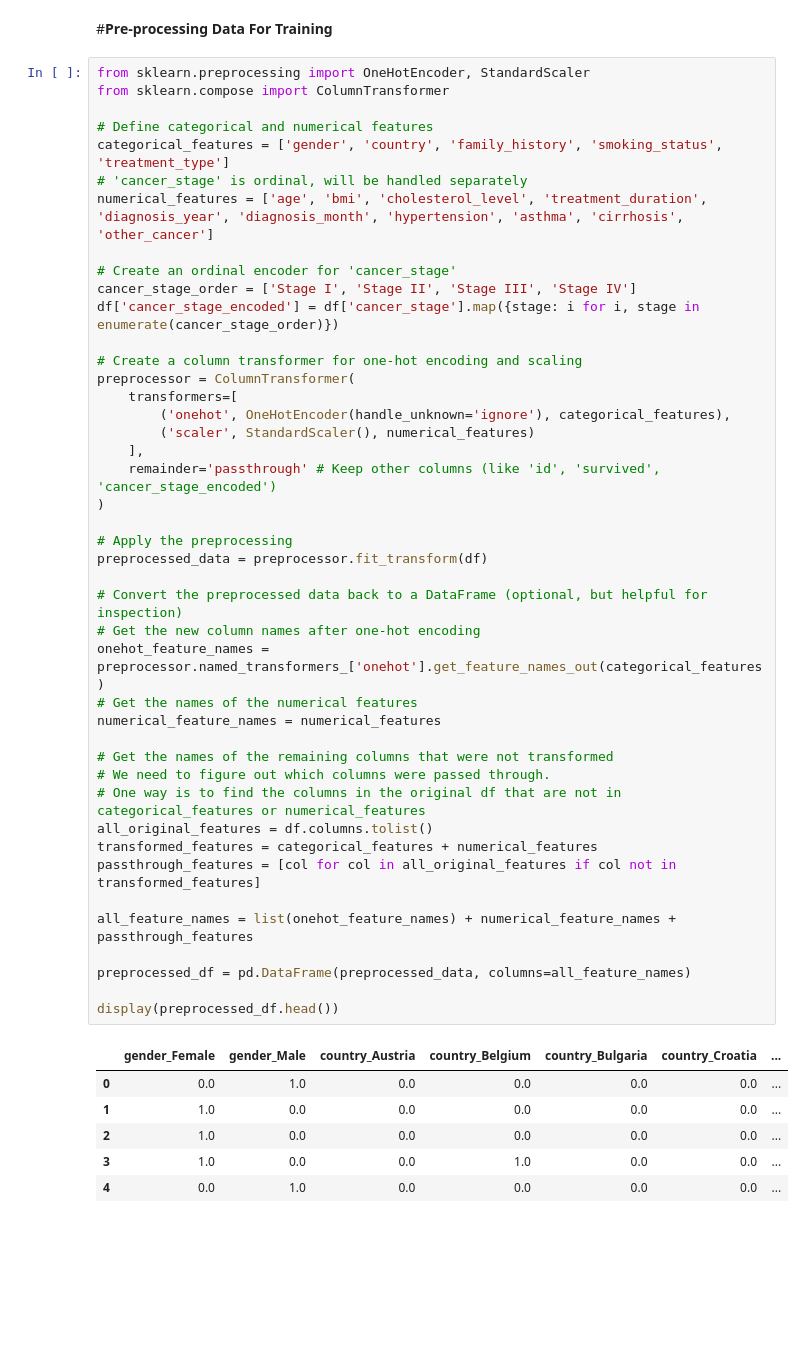
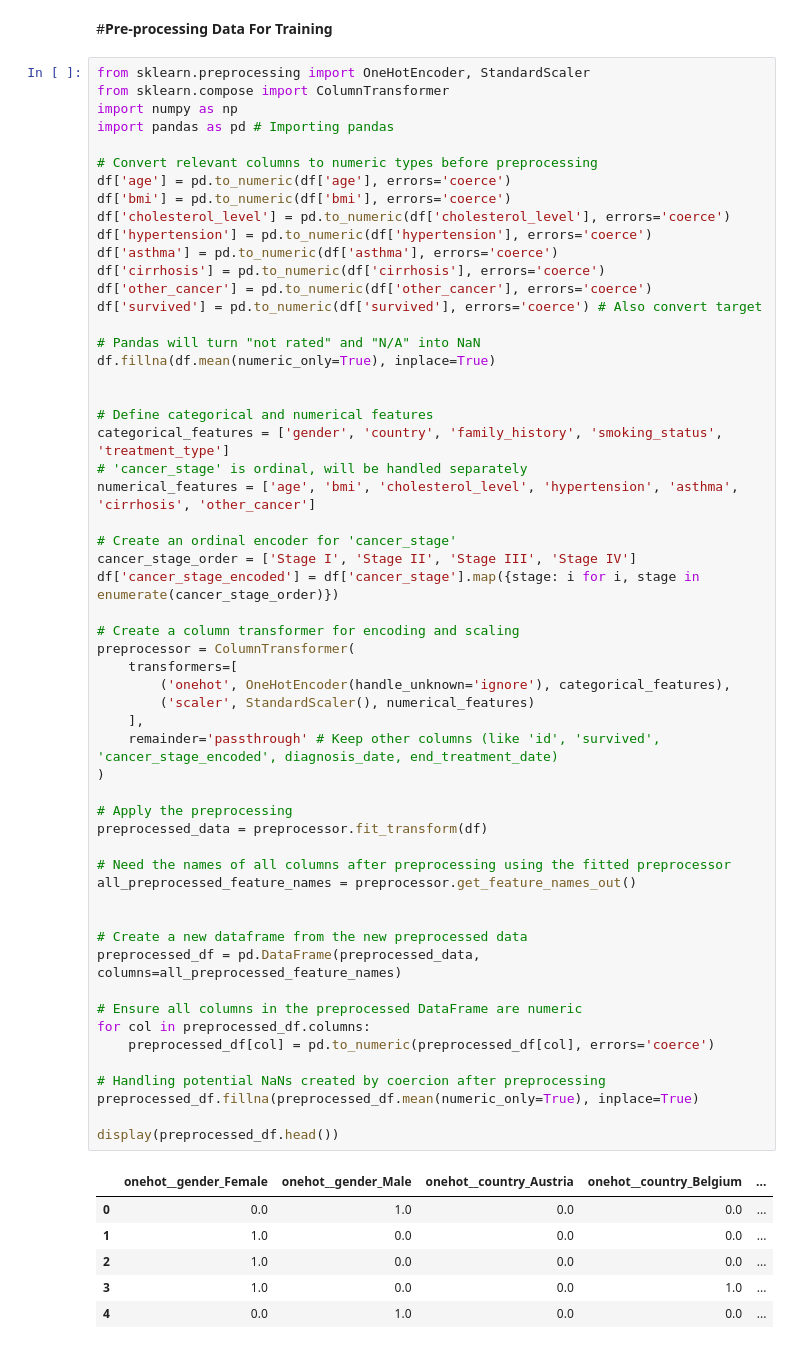
Before and after one commit to MrZuberi/Lung-Cancer-Diagnostic-Tool, a Jupyter notebook: lungcancerdemo.ipynb, the cells around one changed output. Saved outputs shown, nothing was run; the diff lists cells and outputs as text; blank space fills up the shorter version.

```diff
--- a/lungcancerdemo.ipynb
+++ b/lungcancerdemo.ipynb
@@ -62,50 +30,63 @@ None
 # %%
 from sklearn.preprocessing import OneHotEncoder, StandardScaler
 from sklearn.compose import ColumnTransformer
+import numpy as np
+import pandas as pd # Importing pandas
+
+# Convert relevant columns to numeric types before preprocessing
+df['age'] = pd.to_numeric(df['age'], errors='coerce')
+df['bmi'] = pd.to_numeric(df['bmi'], errors='coerce')
+df['cholesterol_level'] = pd.to_numeric(df['cholesterol_level'], errors='coerce')
+df['hypertension'] = pd.to_numeric(df['hypertension'], errors='coerce')
+df['asthma'] = pd.to_numeric(df['asthma'], errors='coerce')
+df['cirrhosis'] = pd.to_numeric(df['cirrhosis'], errors='coerce')
+df['other_cancer'] = pd.to_numeric(df['other_cancer'], errors='coerce')
+df['survived'] = pd.to_numeric(df['survived'], errors='coerce') # Also convert target
+
+# Pandas will turn "not rated" and "N/A" into NaN
+df.fillna(df.mean(numeric_only=True), inplace=True)
+
 
 # Define categorical and numerical features
 categorical_features = ['gender', 'country', 'family_history', 'smoking_status', 'treatment_type']
 # 'cancer_stage' is ordinal, will be handled separately
-numerical_features = ['age', 'bmi', 'cholesterol_level', 'treatment_duration', 'diagnosis_year', 'diagnosis_month', 'hypertension', 'asthma', 'cirrhosis', 'other_cancer']
+numerical_features = ['age', 'bmi', 'cholesterol_level', 'hypertension', 'asthma', 'cirrhosis', 'other_cancer']
 
 # Create an ordinal encoder for 'cancer_stage'
 cancer_stage_order = ['Stage I', 'Stage II', 'Stage III', 'Stage IV']
 df['cancer_stage_encoded'] = df['cancer_stage'].map({stage: i for i, stage in enumerate(cancer_stage_order)})
 
-# Create a column transformer for one-hot encoding and scaling
+# Create a column transformer for encoding and scaling
 preprocessor = ColumnTransformer(
     transformers=[
         ('onehot', OneHotEncoder(handle_unknown='ignore'), categorical_features),
         ('scaler', StandardScaler(), numerical_features)
     ],
-    remainder='passthrough' # Keep other columns (like 'id', 'survived', 'cancer_stage_encoded')
+    remainder='passthrough' # Keep other columns (like 'id', 'survived', 'cancer_stage_encoded', diagnosis_date, end_treatment_date)
 )
 
 # Apply the preprocessing
 preprocessed_data = preprocessor.fit_transform(df)
 
-# Convert the preprocessed data back to a DataFrame (optional, but helpful for inspection)
-# Get the new column names after one-hot encoding
-onehot_feature_names = preprocessor.named_transformers_['onehot'].get_feature_names_out(categorical_features)
-# Get the names of the numerical features
-numerical_feature_names = numerical_features
+# Need the names of all columns after preprocessing using the fitted preprocessor
+all_preprocessed_feature_names = preprocessor.get_feature_names_out()
 
-# Get the names of the remaining columns that were not transformed
-# We need to figure out which columns were passed through.
-# One way is to find the columns in the original df that are not in categorical_features or numerical_features
-all_original_features = df.columns.tolist()
-transformed_features = categorical_features + numerical_features
-passthrough_features = [col for col in all_original_features if col not in transformed_features]
 
-all_feature_names = list(onehot_feature_names) + numerical_feature_names + passthrough_features
+# Create a new dataframe from the new preprocessed data
+preprocessed_df = pd.DataFrame(preprocessed_data, columns=all_preprocessed_feature_names)
 
-preprocessed_df = pd.DataFrame(preprocessed_data, columns=all_feature_names)
+# Ensure all columns in the preprocessed DataFrame are numeric
+for col in preprocessed_df.columns:
+    preprocessed_df[col] = pd.to_numeric(preprocessed_df[col], errors='coerce')
+
+# Handling potential NaNs created by coercion after preprocessing
+preprocessed_df.fillna(preprocessed_df.mean(numeric_only=True), inplace=True)
 
 display(preprocessed_df.head())
 # %% [output]
-|  | gender_Female | gender_Male | country_Austria | country_Belgium | country_Bulgaria | country_Croatia | ... |
-| 0 | 0.0 | 1.0 | 0.0 | 0.0 | 0.0 | 0.0 | ... |
-| 1 | 1.0 | 0.0 | 0.0 | 0.0 | 0.0 | 0.0 | ... |
-| 2 | 1.0 | 0.0 | 0.0 | 0.0 | 0.0 | 0.0 | ... |
-| 3 | 1.0 | 0.0 | 0.0 | 1.0 | 0.0 | 0.0 | ... |
-| 4 | 0.0 | 1.0 | 0.0 | 0.0 | 0.0 | 0.0 | ... |
+|  | onehot__gender_Female | onehot__gender_Male | onehot__country_Austria | onehot__country_Belgium | ... |
+| 0 | 0.0 | 1.0 | 0.0 | 0.0 | ... |
+| 1 | 1.0 | 0.0 | 0.0 | 0.0 | ... |
+| 2 | 1.0 | 0.0 | 0.0 | 0.0 | ... |
+| 3 | 1.0 | 0.0 | 0.0 | 1.0 | ... |
+| 4 | 0.0 | 1.0 | 0.0 | 0.0 | ... |
```
Also changed, not shown: parts of 19 cells of this notebook.
